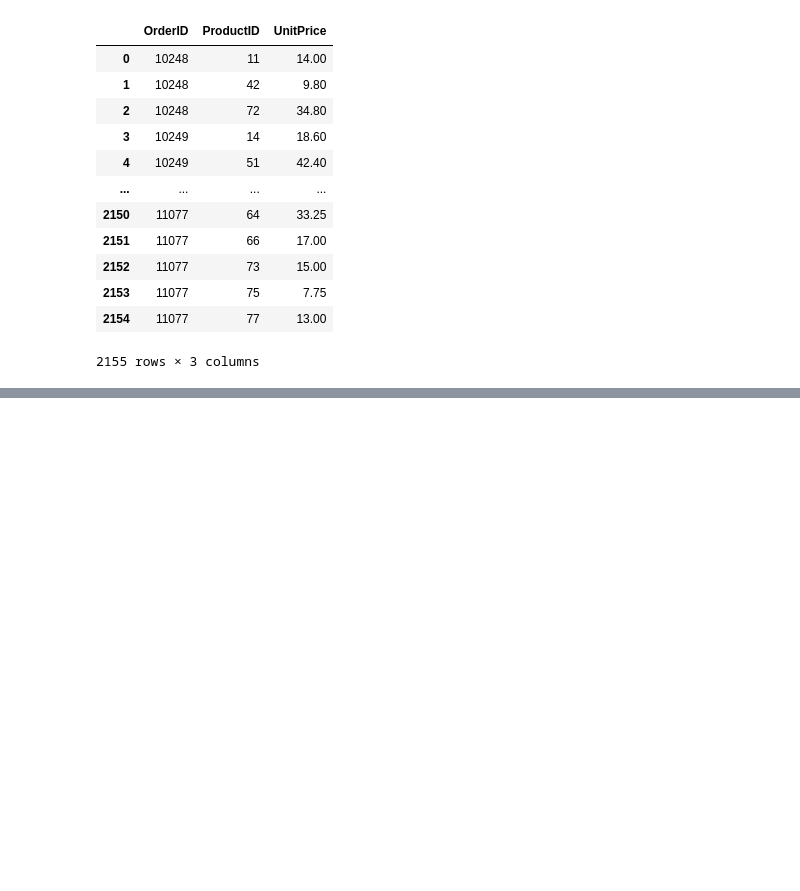
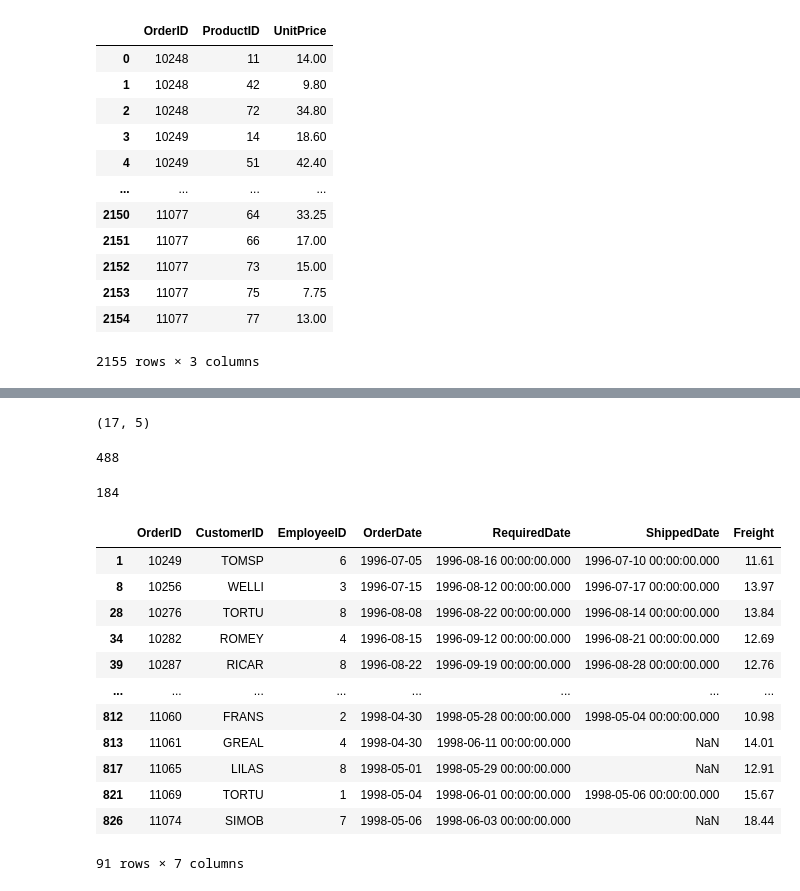
Before and after one commit to Sinrez/PythonProjects, a Jupyter notebook: pandas_stepic.ipynb, the cells around one changed output, grey strips where cells are left out. Cells and saved outputs as stored; diff of their text form; code cells hidden in the pictures; blank space fills up the shorter version.

```diff
--- a/pandas_stepic.ipynb
+++ b/pandas_stepic.ipynb
@@ -134,3 +166,6 @@ df_od[['OrderID', 'ProductID', 'UnitPrice']]
 | 2153 | 11077 | 75 | 7.75 |
 | 2154 | 11077 | 77 | 13.00 |
 2155 rows × 3 columns
+# %%
+df_o['ShippedDate_flag']=df_o['ShippedDate'].isna()
+df_o['ShippedDate_flag']
@@ -136,0 +228,29 @@ df_od[['OrderID', 'ProductID', 'UnitPrice']]
+# %%
+df_c[df_c['ContactTitle']=='Owner'].shape
+# %% [output]
+(17, 5)
+# %%
+df_o['OrderDate'] = df_o['OrderDate'].astype('datetime64')
+df_o[df_o['OrderDate'] > '1997-07-05'].OrderID.count()
+# %% [output]
+488
+# %%
+df_o[df_o['Freight'] <= 10.98].OrderID.count()
+# %% [output]
+184
+# %%
+df_o[df_o['Freight'].between(10,20,inclusive=False)]
+# %% [output]
+|  | OrderID | CustomerID | EmployeeID | OrderDate | RequiredDate | ShippedDate | Freight |
+| 1 | 10249 | TOMSP | 6 | 1996-07-05 | 1996-08-16 00:00:00.000 | 1996-07-10 00:00:00.000 | 11.61 |
+| 8 | 10256 | WELLI | 3 | 1996-07-15 | 1996-08-12 00:00:00.000 | 1996-07-17 00:00:00.000 | 13.97 |
+| 28 | 10276 | TORTU | 8 | 1996-08-08 | 1996-08-22 00:00:00.000 | 1996-08-14 00:00:00.000 | 13.84 |
+| 34 | 10282 | ROMEY | 4 | 1996-08-15 | 1996-09-12 00:00:00.000 | 1996-08-21 00:00:00.000 | 12.69 |
+| 39 | 10287 | RICAR | 8 | 1996-08-22 | 1996-09-19 00:00:00.000 | 1996-08-28 00:00:00.000 | 12.76 |
+| ... | ... | ... | ... | ... | ... | ... | ... |
+| 812 | 11060 | FRANS | 2 | 1998-04-30 | 1998-05-28 00:00:00.000 | 1998-05-04 00:00:00.000 | 10.98 |
+| 813 | 11061 | GREAL | 4 | 1998-04-30 | 1998-06-11 00:00:00.000 | NaN | 14.01 |
+| 817 | 11065 | LILAS | 8 | 1998-05-01 | 1998-05-29 00:00:00.000 | NaN | 12.91 |
+| 821 | 11069 | TORTU | 1 | 1998-05-04 | 1998-06-01 00:00:00.000 | 1998-05-06 00:00:00.000 | 15.67 |
+| 826 | 11074 | SIMOB | 7 | 1998-05-06 | 1998-06-03 00:00:00.000 | NaN | 18.44 |
+91 rows × 7 columns
```
Also changed, not shown: parts of 7 cells of this notebook.
